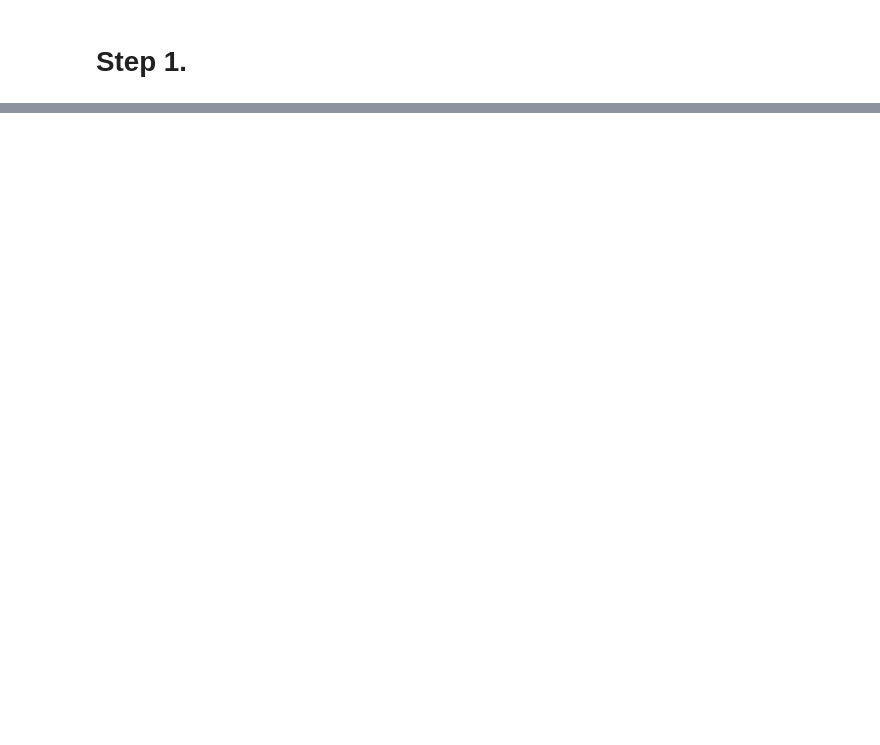
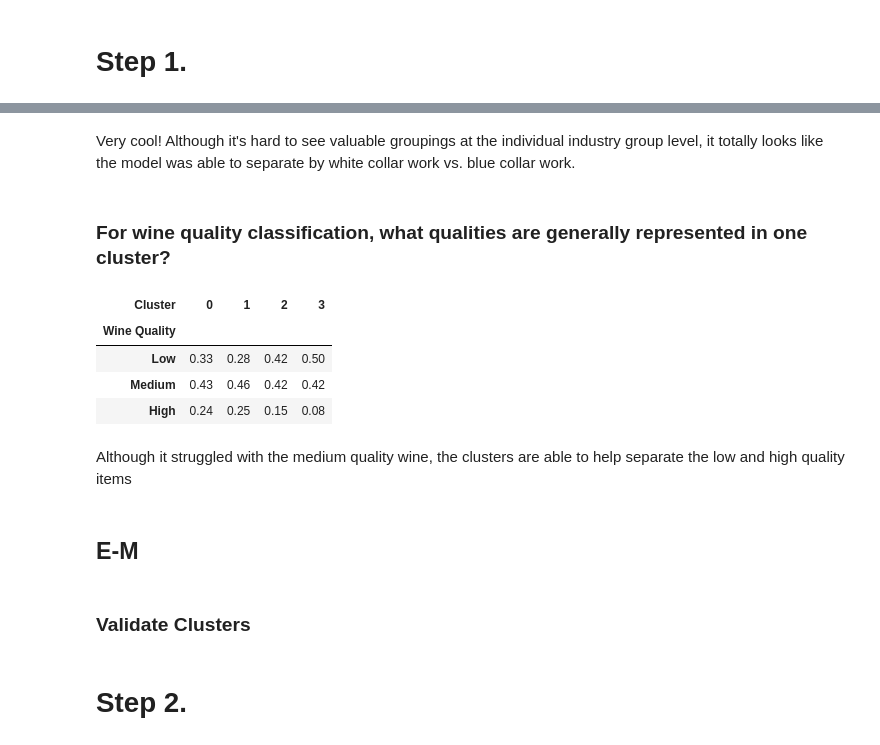
Before and after one commit to ryankarel/cs-7641-ul, a Jupyter notebook: RK UL.ipynb, the cells around one changed output, grey strips where cells are left out. Saved outputs shown, nothing was run; the diff lists cells and outputs as text; code cells hidden in the pictures; blank space fills up the shorter version.

```diff
--- a/RK UL.ipynb
+++ b/RK UL.ipynb
@@ -71,0 +181,30 @@ Score for k=12 on Wine: SS=0.33 CH=7672.78
+# %% [markdown]
+Very cool! Although it's hard to see valuable groupings at the individual industry group level, it totally looks like the model was able to separate by white collar work vs. blue collar work.
+# %% [markdown]
+### For wine quality classification, what qualities are generally represented in one cluster?
+# %%
+X = training_datasets['Wine'][0].copy()
+model = KMeans(
+    n_clusters=4,
+    random_state=random_state
+)
+model.fit(X)
+
+df = pd.DataFrame({
+    'Cluster': model.labels_,
+    'Wine Quality': training_datasets['Wine'][1].copy()
+})
+
+true_label_proportions = df.groupby(['Cluster', 'Wine Quality']).size().unstack(level=0).fillna(0)
+true_label_proportions = true_label_proportions.div(true_label_proportions.sum(axis=0), axis=1).sort_values(0)
+true_label_proportions.loc[['Low', 'Medium', 'High']].round(2)
+# %% [output]
+| Cluster | 0 | 1 | 2 | 3 |
+| Wine Quality |  |  |  |  |
+| Low | 0.33 | 0.28 | 0.42 | 0.50 |
+| Medium | 0.43 | 0.46 | 0.42 | 0.42 |
+| High | 0.24 | 0.25 | 0.15 | 0.08 |
+# %% [markdown]
+Although it struggled with the medium quality wine, the clusters are able to help separate the low and high quality items
+# %% [markdown]
+## E-M
@@ -71,0 +230,4 @@ Score for k=12 on Wine: SS=0.33 CH=7672.78
+# %% [markdown]
+### Validate Clusters
+# %% [markdown]
+# Step 2.
```
Also changed, not shown: parts of 17 cells of this notebook.
